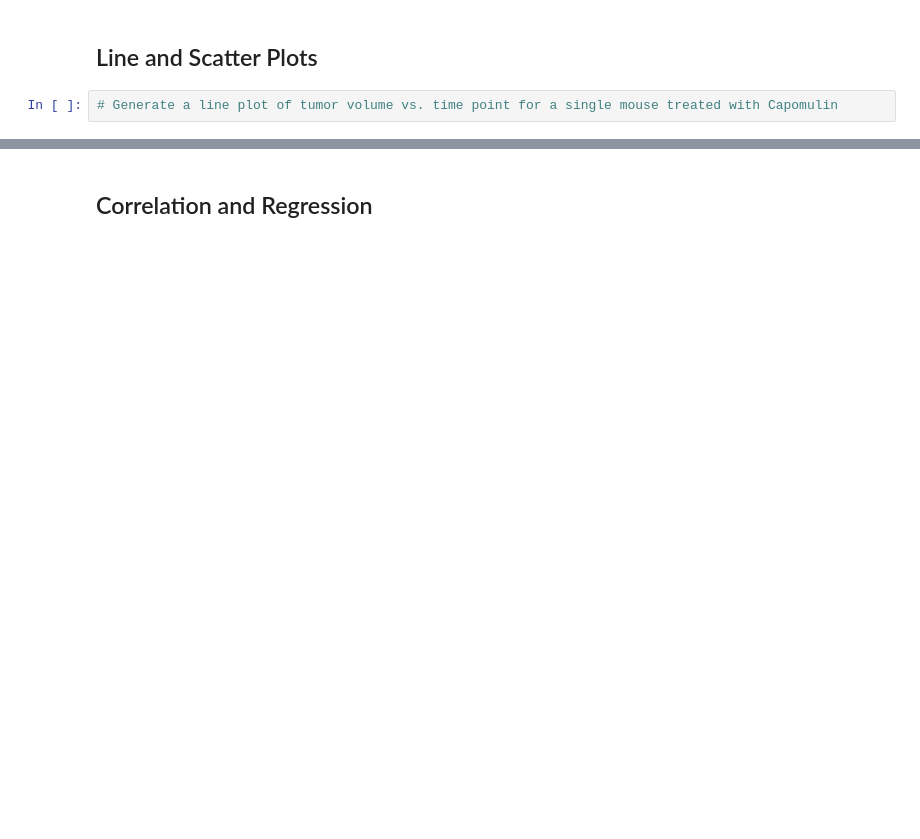
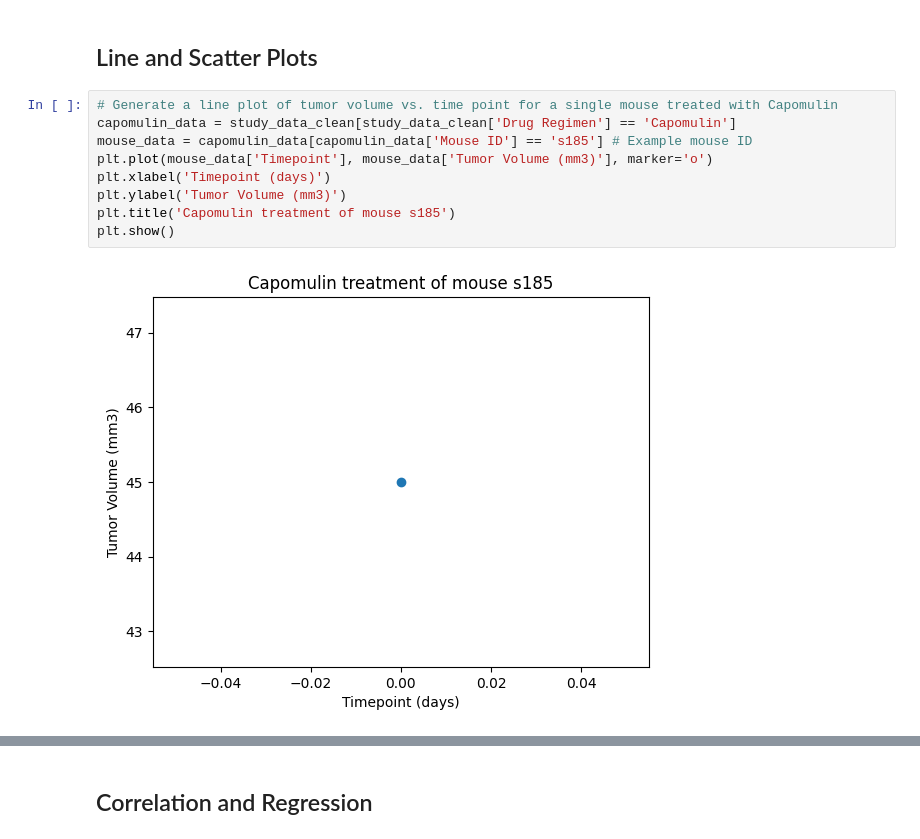
Before and after one commit to Yenorii/module-5-challenge, a Jupyter notebook: Pymaceuticals/pymaceuticals_starter.ipynb, the cells around one changed output, grey strips where cells are left out. Cells and saved outputs as stored; diff of their text form; blank space fills up the shorter version.

```diff
--- a/Pymaceuticals/pymaceuticals_starter.ipynb
+++ b/Pymaceuticals/pymaceuticals_starter.ipynb
@@ -190,5 +219,14 @@ tumor vol = []
 ## Line and Scatter Plots
 # %%
 # Generate a line plot of tumor volume vs. time point for a single mouse treated with Capomulin
+capomulin_data = study_data_clean[study_data_clean['Drug Regimen'] == 'Capomulin']
+mouse_data = capomulin_data[capomulin_data['Mouse ID'] == 's185'] # Example mouse ID
+plt.plot(mouse_data['Timepoint'], mouse_data['Tumor Volume (mm3)'], marker='o')
+plt.xlabel('Timepoint (days)')
+plt.ylabel('Tumor Volume (mm3)')
+plt.title('Capomulin treatment of mouse s185')
+plt.show()
+# %% [output]
+[figure, added]
 # %%
 # Generate a scatter plot of mouse weight vs. the average observed tumor volume for the entire Capomulin regimen
```
Also changed, not shown: parts of 10 cells of this notebook.
